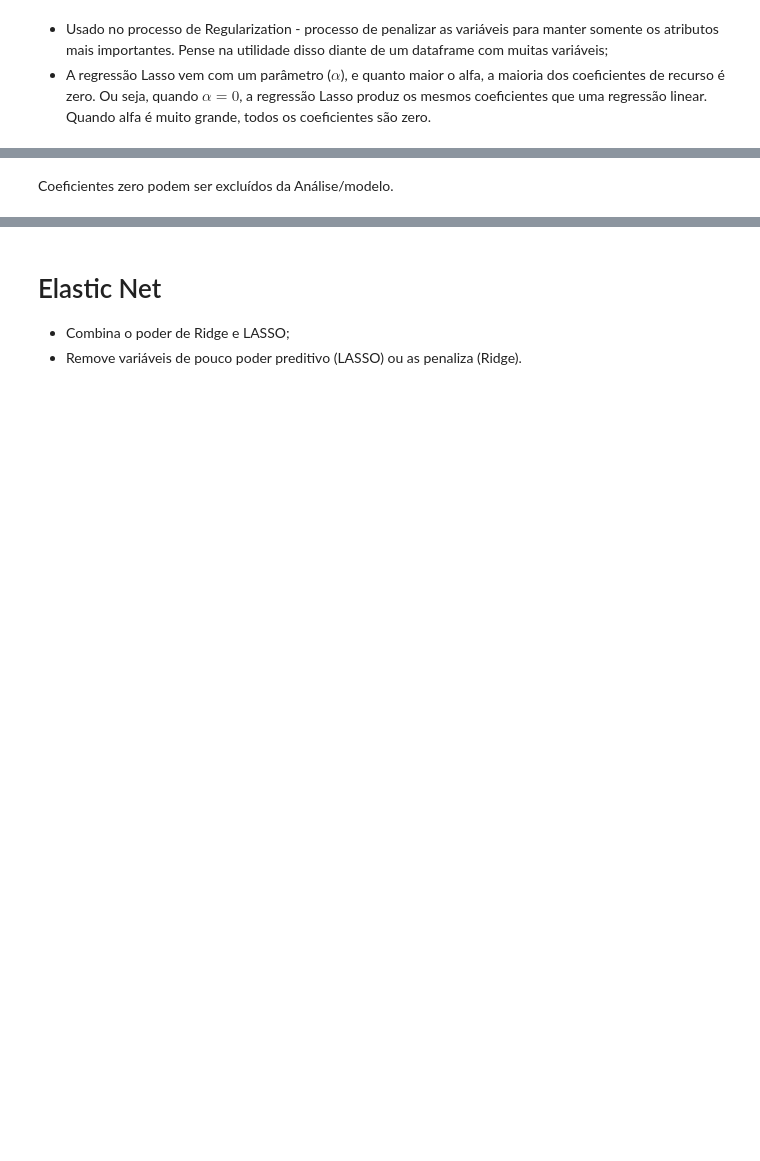
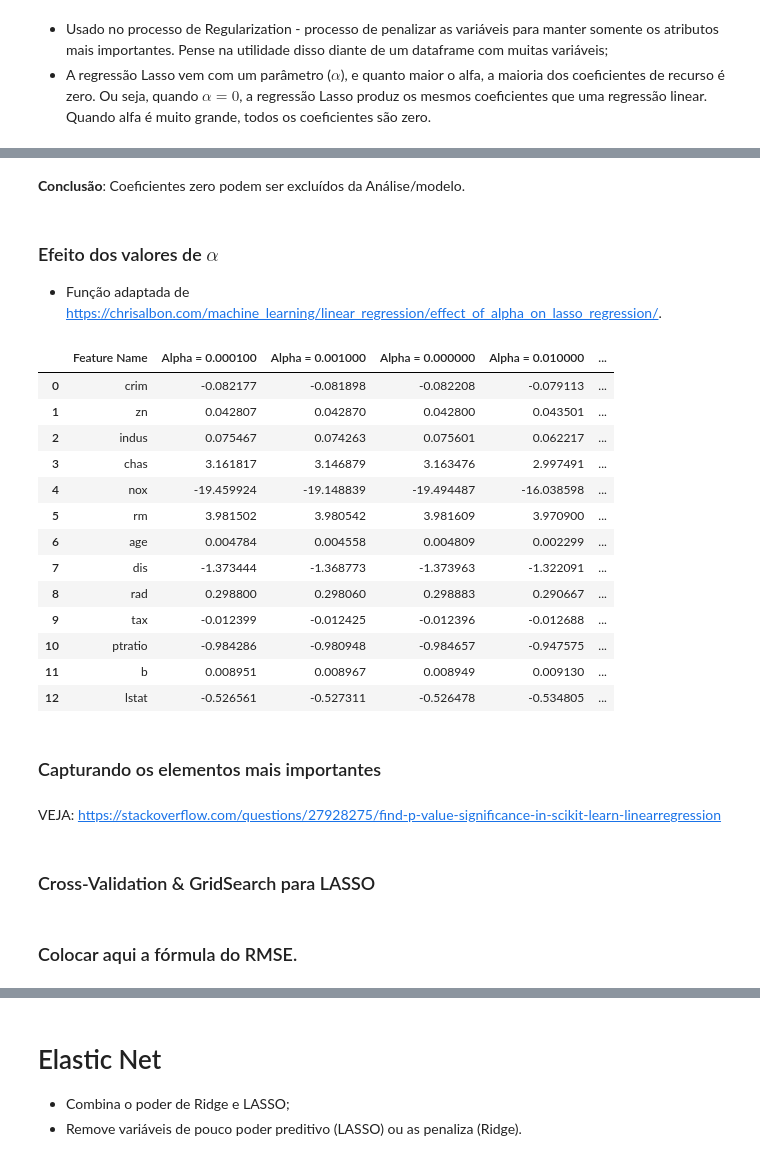
Before and after one commit to Edu-RFB/DSWP_Aluno, a Jupyter notebook: Notebooks/NB15_02__Regressão Linear.ipynb, the cells around one changed output, grey strips where cells are left out. Drawn from its saved outputs; the diff is of its cells as text; code cells hidden in the pictures; blank space fills up the shorter version.

```diff
--- a/Notebooks/NB15_02__Regressão Linear.ipynb
+++ b/Notebooks/NB15_02__Regressão Linear.ipynb
@@ -270,4 +268,7 @@ y_boston = df_boston['preco']
 # Definindo os dataframes de treinamento e teste:
 from sklearn.model_selection import train_test_split
 
-X_treinamento, X_teste, y_treinamento, y_teste = train_test_split(X_boston, y_boston, test_size = 0.2, random_state = 20111974)
+X_treinamento, X_teste, y_treinamento, y_teste = train_test_split(X_boston,
+                                                                  y_boston,
+                                                                  test_size = 0.2,
+                                                                  random_state = 20111974)
@@ -353,4 +473,4 @@ strong multicollinearity or other numerical problems.
 # %%
 from sklearn.linear_model import Ridge
-ridge = Ridge(alpha = .1)
+ridge = Ridge(alpha = 0.1) # Definição do valor de alpha da regressão ridge
 lr = LinearRegression()
@@ -421,2 +652,55 @@ lasso.coef_
 # %% [markdown]
-Coeficientes zero podem ser excluídos da Análise/modelo.
+**Conclusão**: Coeficientes zero podem ser excluídos da Análise/modelo.
+# %% [markdown]
+### Efeito dos valores de $\alpha$
+* Função adaptada de https://chrisalbon.com/machine_learning/linear_regression/effect_of_alpha_on_lasso_regression/.
+# %%
+# Create a function called lasso,
+def lasso(alphas):
+    '''
+    Takes in a list of alphas. Outputs a dataframe containing the coefficients of lasso regressions from each alpha.
+    '''
+    # Create an empty data frame
+    df = pd.DataFrame()
+
+    # Create a column of feature names
+    df['Feature Name'] = names
+
+    # For each alpha value in the list of alpha values,
+    for alpha in alphas:
+        # Create a lasso regression with that alpha value,
+        lasso = Lasso(alpha = alpha)
+
+        # Fit the lasso regression
+        lasso.fit(X_treinamento, y_treinamento)
+
+        # Create a column name for that alpha value
+        column_name = 'Alpha = %f' % alpha
+
+        # Create a column of coefficient values
+        df[column_name] = lasso.coef_
+
+    # Return the datafram
+    return df
+# %%
+names = X_treinamento.columns
+
+# Valores de alpha:
+lasso([.0001, .001, 0, .01, .1, 1, 10, 100])
+# %% [output]
+|  | Feature Name | Alpha = 0.000100 | Alpha = 0.001000 | Alpha = 0.000000 | Alpha = 0.010000 | ... |
+| 0 | crim | -0.082177 | -0.081898 | -0.082208 | -0.079113 | ... |
+| 1 | zn | 0.042807 | 0.042870 | 0.042800 | 0.043501 | ... |
+| 2 | indus | 0.075467 | 0.074263 | 0.075601 | 0.062217 | ... |
+| 3 | chas | 3.161817 | 3.146879 | 3.163476 | 2.997491 | ... |
+| 4 | nox | -19.459924 | -19.148839 | -19.494487 | -16.038598 | ... |
+| 5 | rm | 3.981502 | 3.980542 | 3.981609 | 3.970900 | ... |
+| 6 | age | 0.004784 | 0.004558 | 0.004809 | 0.002299 | ... |
+| 7 | dis | -1.373444 | -1.368773 | -1.373963 | -1.322091 | ... |
+| 8 | rad | 0.298800 | 0.298060 | 0.298883 | 0.290667 | ... |
+| 9 | tax | -0.012399 | -0.012425 | -0.012396 | -0.012688 | ... |
+| 10 | ptratio | -0.984286 | -0.980948 | -0.984657 | -0.947575 | ... |
+| 11 | b | 0.008951 | 0.008967 | 0.008949 | 0.009130 | ... |
+| 12 | lstat | -0.526561 | -0.527311 | -0.526478 | -0.534805 | ... |
+# %% [markdown]
+### Capturando os elementos mais importantes
@@ -422,0 +711,6 @@ Coeficientes zero podem ser excluídos da Análise/modelo.
+# %% [markdown]
+VEJA: https://stackoverflow.com/questions/27928275/find-p-value-significance-in-scikit-learn-linearregression
+# %% [markdown]
+### Cross-Validation & GridSearch para LASSO
+# %% [markdown]
+### Colocar aqui a fórmula do RMSE.
```
Also changed, not shown: parts of 229 cells of this notebook.
